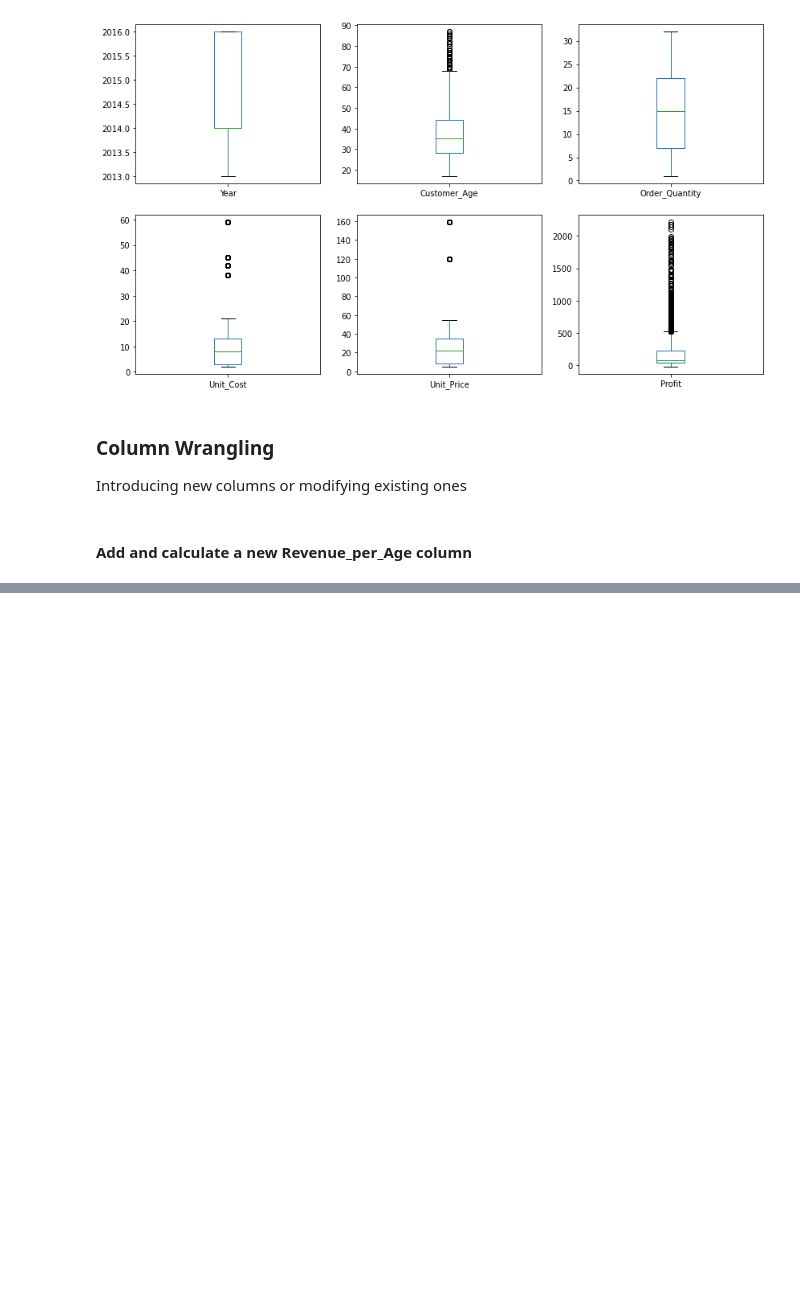
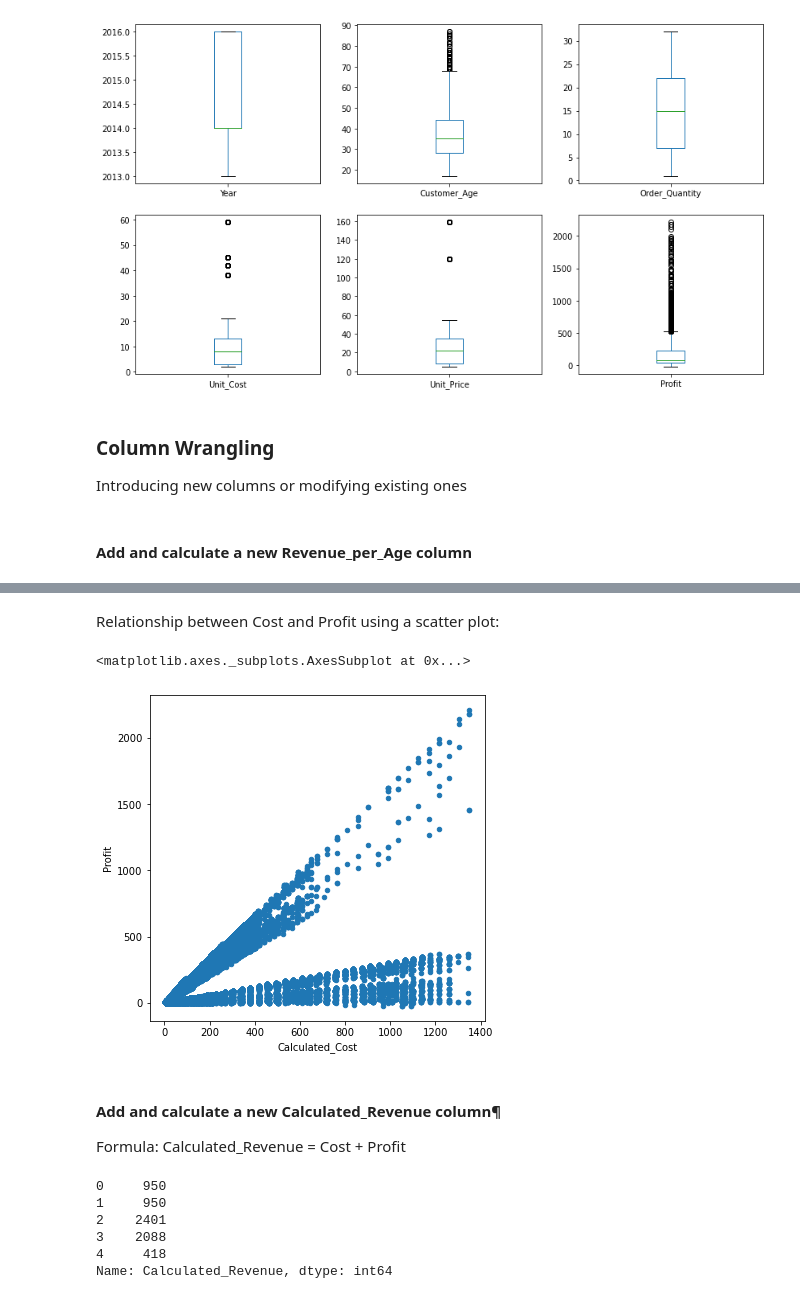
Before and after one commit to eliud-kagema/data_analysis_21, a Jupyter notebook: 01 Bike Store Sales/sales.ipynb, the cells around one changed output, grey strips where cells are left out. Drawn from its saved outputs; the diff is of its cells as text; code cells hidden in the pictures; blank space fills up the shorter version.

```diff
--- a/01 Bike Store Sales/sales.ipynb
+++ b/01 Bike Store Sales/sales.ipynb
@@ -212,0 +228,22 @@ Name: Revenue_per_Age, Length: 48275, dtype: float64
+# %% [markdown]
+Relationship between Cost and Profit using a scatter plot:
+# %%
+df.plot(kind='scatter', x='Calculated_Cost', y='Profit', figsize=(6,6))
+# %% [output]
+<matplotlib.axes._subplots.AxesSubplot at 0x...>
+[figure, added]
+# %% [markdown]
+#### Add and calculate a new Calculated_Revenue column¶
+
+Formula: Calculated_Revenue = Cost + Profit
+# %%
+df['Calculated_Revenue'] = df['Cost'] + df['Profit']
+
+df['Calculated_Revenue'].head()
+# %% [output]
+0     950
+1     950
+2    2401
+3    2088
+4     418
+Name: Calculated_Revenue, dtype: int64
```
Also changed, not shown: parts of 5 cells of this notebook.
